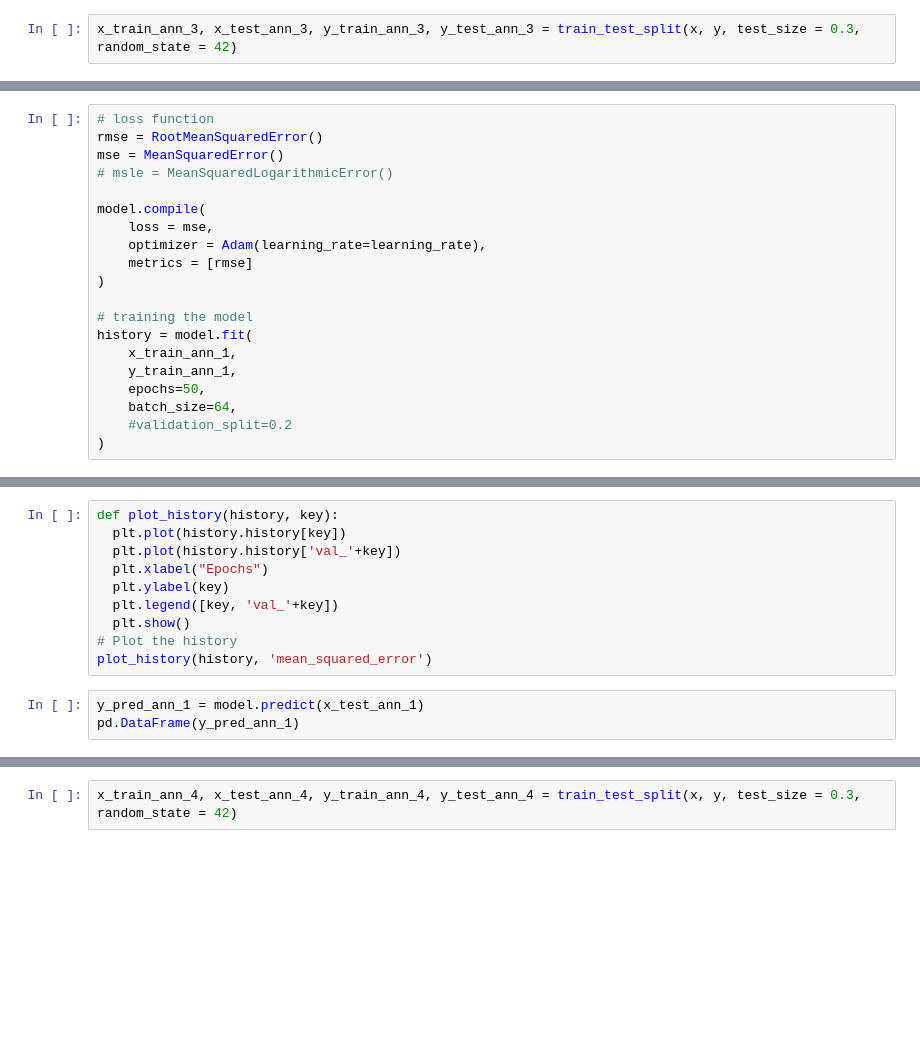
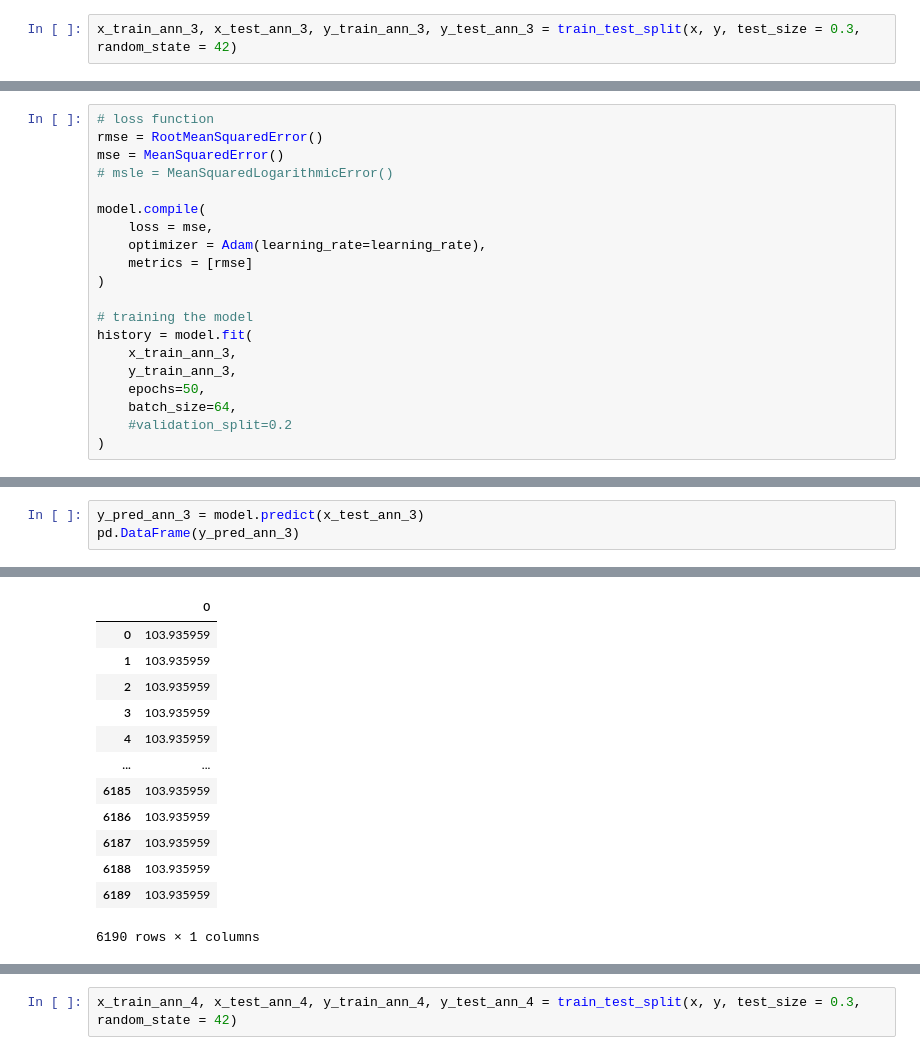
Before and after one commit to AshutoshPanda2002/FSM-INT-2023, a Jupyter notebook: Code/FD001_Model.ipynb, the cells around one changed output, grey strips where cells are left out. Cells and saved outputs as stored; diff of their text form; blank space fills up the shorter version.

```diff
--- a/Code/FD001_Model.ipynb
+++ b/Code/FD001_Model.ipynb
@@ -731,8 +757,8 @@ model.compile(
 
 # training the model
 history = model.fit(
-    x_train_ann_1,
-    y_train_ann_1,
+    x_train_ann_3,
+    y_train_ann_3,
     epochs=50,
     batch_size=64,
     #validation_split=0.2
@@ -740,13 +784,4 @@ history = model.fit(
-# %%
-def plot_history(history, key):
-  plt.plot(history.history[key])
-  plt.plot(history.history['val_'+key])
-  plt.xlabel("Epochs")
-  plt.ylabel(key)
-  plt.legend([key, 'val_'+key])
-  plt.show()
-# Plot the history
-plot_history(history, 'mean_squared_error')
 # %%
-y_pred_ann_1 = model.predict(x_test_ann_1)
-pd.DataFrame(y_pred_ann_1)
+y_pred_ann_3 = model.predict(x_test_ann_3)
+pd.DataFrame(y_pred_ann_3)
+# %% [output]
@@ -753 +789,14 @@ pd.DataFrame(y_pred_ann_1)
+|  | 0 |
+| 0 | 103.935959 |
+| 1 | 103.935959 |
+| 2 | 103.935959 |
+| 3 | 103.935959 |
+| 4 | 103.935959 |
+| ... | ... |
+| 6185 | 103.935959 |
+| 6186 | 103.935959 |
+| 6187 | 103.935959 |
+| 6188 | 103.935959 |
+| 6189 | 103.935959 |
+6190 rows × 1 columns
 # %%
```
Also changed, not shown: parts of 62 cells of this notebook.
